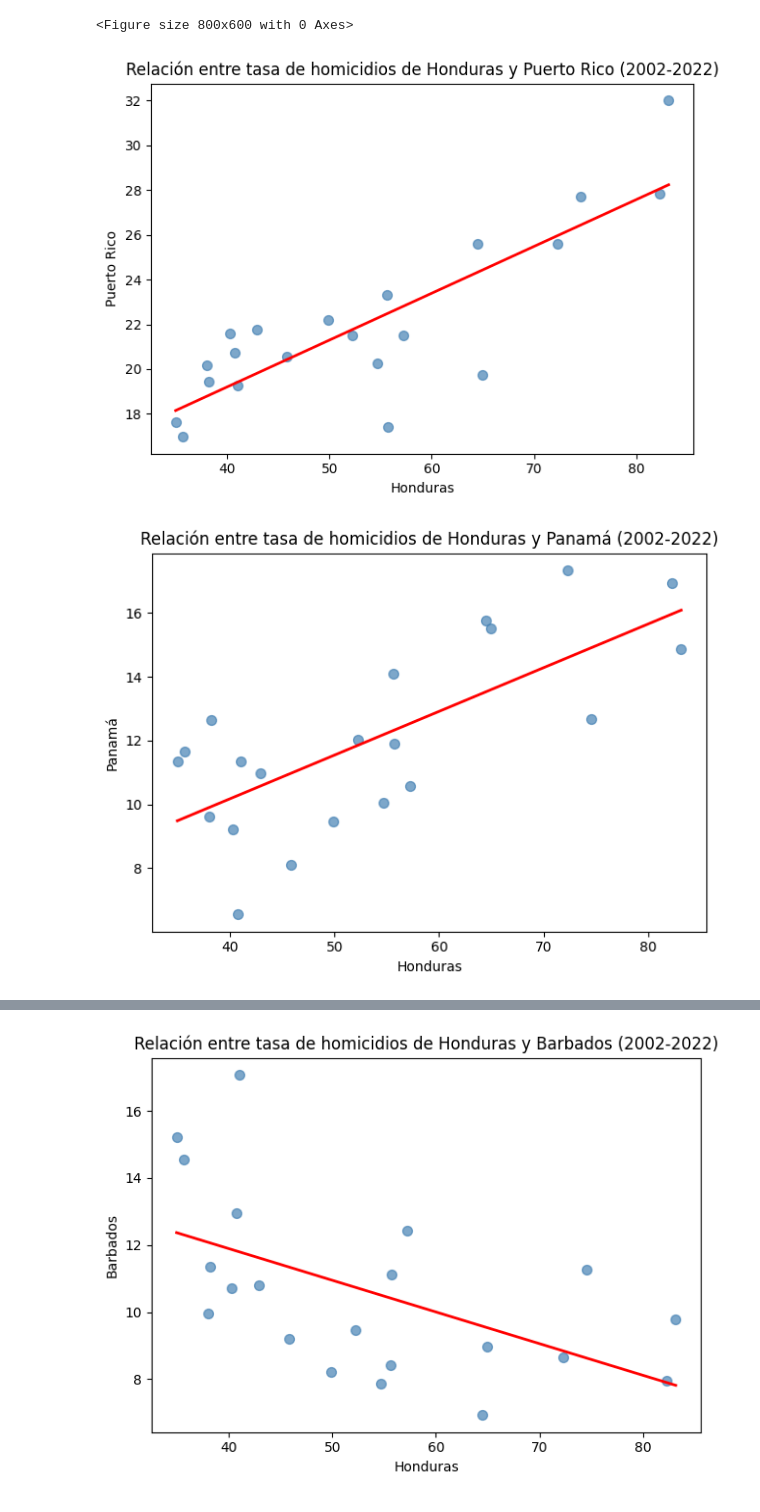
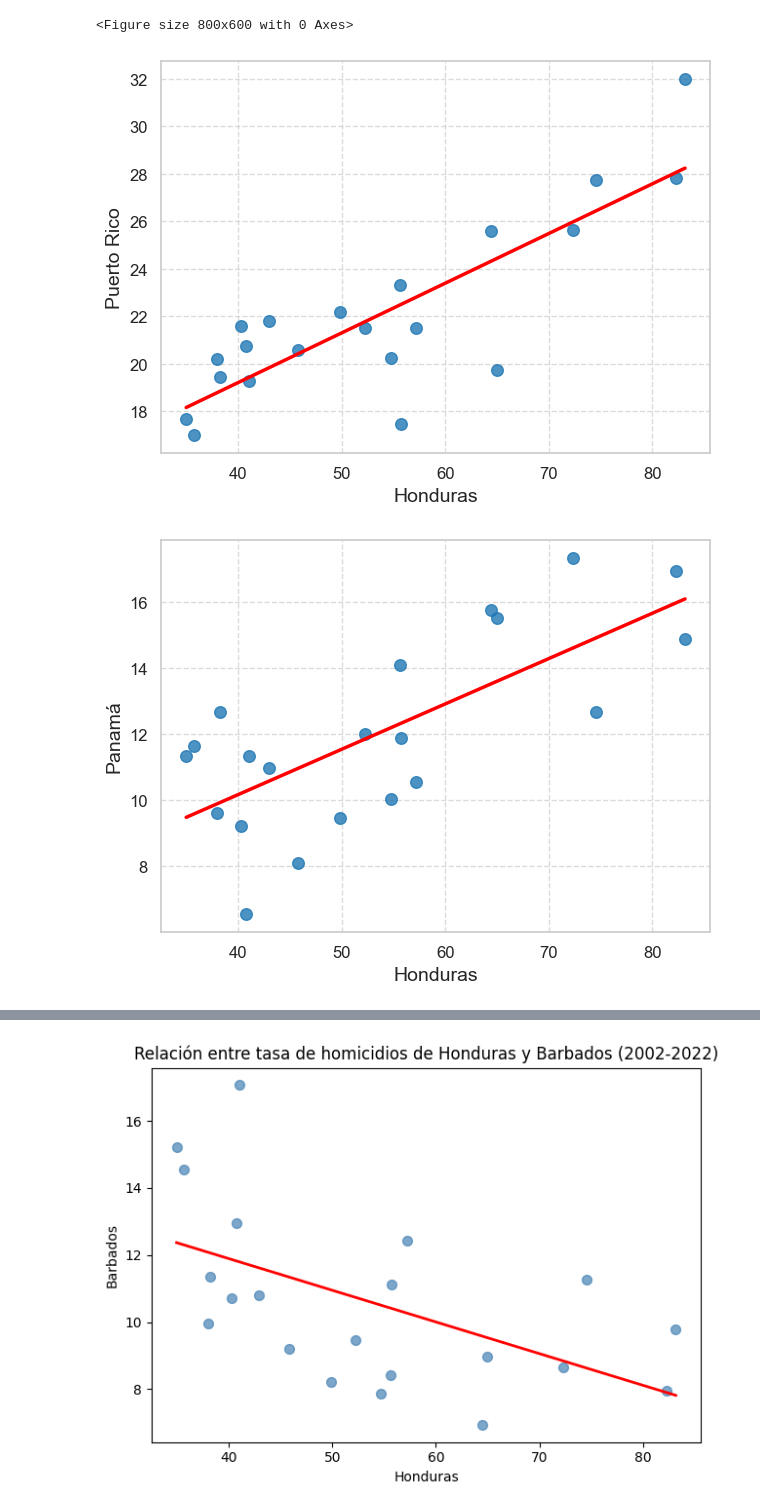
Before and after one commit to lehcimhdz/eda_honduras, a Jupyter notebook: eda_honduras_regresion.ipynb, the cells around one changed output, grey strips where cells are left out. Drawn from its saved outputs; the diff is of its cells as text; code cells hidden in the pictures.

```diff
--- a/eda_honduras_regresion.ipynb
+++ b/eda_honduras_regresion.ipynb
@@ -482,37 +471,49 @@ plt.figure(figsize=(8, 6))
 <Figure size 800x600 with 0 Axes>
 <Figure size 800x600 with 0 Axes>
 # %%
+sns.set(style="whitegrid", palette="muted")
+
 sns.regplot(data=dispersion,
             x='Honduras',
             y='Puerto Rico',
-            scatter_kws={"s": 50, "alpha": 0.7, "color": "steelblue"},
-            line_kws={"color": "red", "linewidth": 2},
+            scatter_kws={"s": 70, "alpha": 0.8, "color": "#1f77b4"},
+            line_kws={"color": "red", "linewidth": 2.5},
             ci=None)
 
-plt.title('Relación entre tasa de homicidios de Honduras y Puerto Rico (2002-2022)')
-plt.xlabel('Honduras')
-plt.ylabel('Puerto Rico')
+#plt.title('Relación entre tasa de homicidios de Honduras y Puerto Rico (2002-2022)', fontsize=16, weight='bold')
+plt.xlabel('Honduras', fontsize=14)
+plt.ylabel('Puerto Rico', fontsize=14)
+
+plt.xticks(fontsize=12)
+plt.yticks(fontsize=12)
+plt.grid(True, linestyle='--', alpha=0.7)
+
 plt.tight_layout()
 
-
 plt.show()
 # %% [output]
-[figure, old version]
+[figure, new version]
 # %%
+sns.set(style="whitegrid", palette="muted")
+
 sns.regplot(data=dispersion,
             x='Honduras',
             y='Panama',
-            scatter_kws={"s": 50, "alpha": 0.7, "color": "steelblue"},
-            line_kws={"color": "red", "linewidth": 2},
+            scatter_kws={"s": 70, "alpha": 0.8, "color": "#1f77b4"},
+            line_kws={"color": "red", "linewidth": 2.5},
             ci=None)
 
-plt.title('Relación entre tasa de homicidios de Honduras y Panamá (2002-2022)')
-plt.xlabel('Honduras')
-plt.ylabel('Panamá')
+#plt.title('Relación entre tasa de homicidios de Honduras y Panamá (2002-2022)', fontsize=16, weight='bold')
+plt.xlabel('Honduras', fontsize=14)
+plt.ylabel('Panamá', fontsize=14)
+
+plt.xticks(fontsize=12)
+plt.yticks(fontsize=12)
+plt.grid(True, linestyle='--', alpha=0.7)
+
 plt.tight_layout()
 
-
 plt.show()
 # %% [output]
-[figure, old version]
+[figure, new version]
 # %%
```
Also changed, not shown: parts of 7 cells of this notebook, 1 other file.
